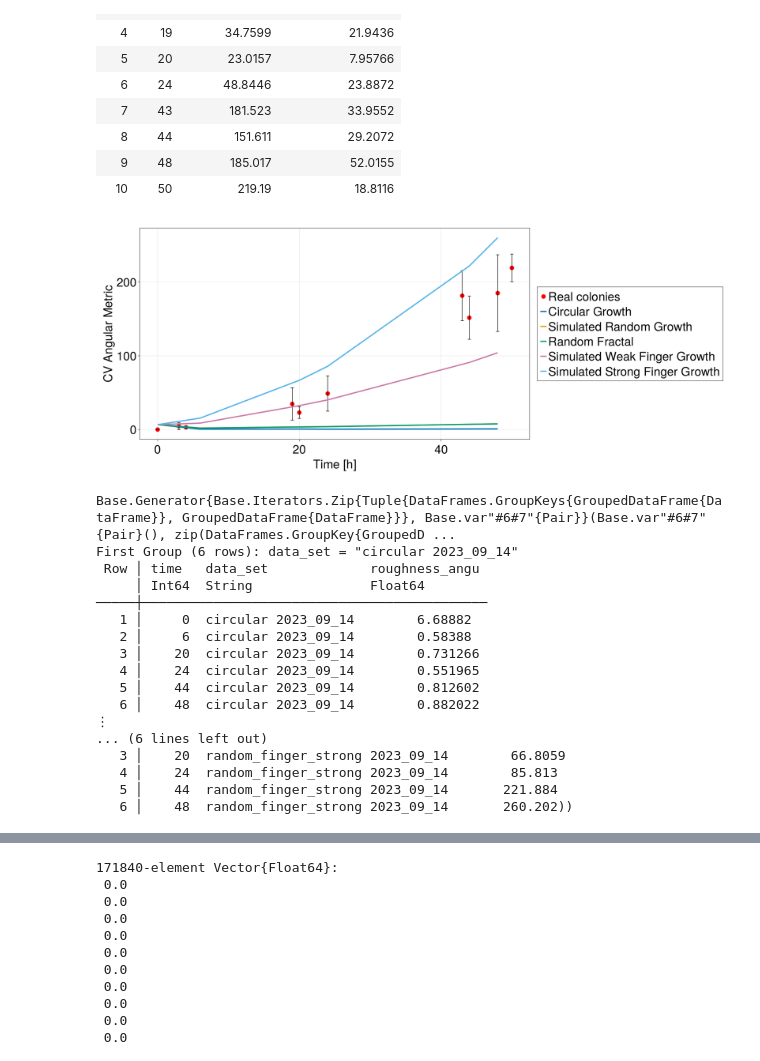
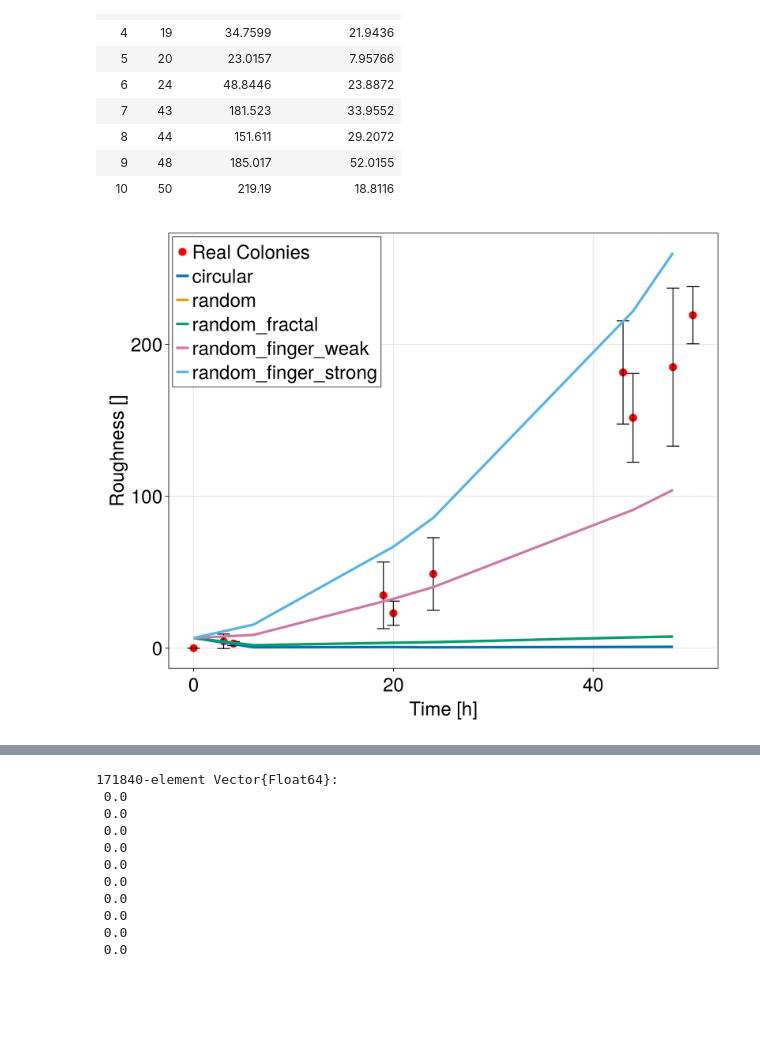
Before and after one commit to AndreasKuhn-ak/ColonyImages.jl, a Jupyter notebook: Analysis_artifical.ipynb, the cells around one changed output, grey strips where cells are left out. Cells and saved outputs as stored; diff of their text form; code cells hidden in the pictures; blank space fills up the shorter version.

```diff
--- a/Analysis_artifical.ipynb
+++ b/Analysis_artifical.ipynb
@@ -289,12 +142,0 @@ fig2
-# %%
-fig2 = lines(cv_angular_max.time,cv_angular_max.cv_angu, color = "darkgreen", whiskerwidth = 10, label = "Mean")
-#scatter!(fig4.axis,abs_fftw.time,abs_fftw.abs_cov_n, color = "red", whiskerwidth = 10)
-#errorbars!(cv_angu.time,cv_angular_max.cv_angu, ,whiskerwidth = 10)
-for (k, i) in pairs(groupby(cv_angular_max_single,:data_set))
-    scatter!(fig2.axis, i.time, i.cv_angu, label = String(k.data_set))
-end
-fig2.axis.xlabel ="Time [h]"
-fig2.axis.ylabel ="Average coefficient of variation Angular Metric []"
-save(joinpath(path,"Average coefficient of variation Angular Metric.png"),fig2)
-axislegend(fig2.axis, position = :rb, labelsize = 10)
-fig2
@@ -347,17 +162,17 @@ cv_angular_max_single_reduced = @rsubset(cv_angular_max_single, :data_set in ["r
 # %%
-fig3 = Figure(fontsize = 38,resolution = (1000,800))
+fig3 = Figure()
 ax = CairoMakie.Axis(fig3[1,1])
-scatter!(ax,cv_angular_max_r.time,cv_angular_max_r.cv_OG, label = "Real colonies", markersize = 20, color = "red")
-errorbars!(ax,cv_angular_max_r.time,cv_angular_max_r.cv_OG, cv_angular_max_r.cv_OG_std,whiskerwidth = 10)
+scatter!(ax,cv_angular_max_r.time,cv_angular_max_r.cv_OG, color = :red)
+errorbars!(ax,cv_angular_max_r.time,cv_angular_max_r.cv_OG, cv_angular_max_r.cv_OG_std, color = :black)
 ax.xlabel ="Time [h]"
 ax.ylabel ="CV Angular Metric"
 j = 1
-for (k, i) in pairs(groupby(cv_angular_max_single_reduced,:data_set))
-    lines!(ax, i.time, i.cv_angu, label = labels_arti[j],linewidth =4)
-    #errorbars!(ax, i.time, i.pair_og,i.pair_og_stdd )
+for (k, i) in pairs(groupby(cv_angular_max_single,:data_set))
+    lines!(ax, i.time, i.cv_angu, label  = mk_label(k.data_set))
+    errorbars!(ax, i.time, i.cv_angu,i.cv_angu_std )
     j += 1
 end
-#Legend(fig3[2,1],ax)
-save(joinpath(path,"Comparision coefficent of variatoion_yes_no_unit.png"),fig3)
+axislegend(ax, position = :lt)
+save(joinpath(path,"Comparision_CV.pdf"),fig3)
 fig3
 # %% [output]
@@ -365,5 +182,5 @@ fig3
 # %%
-roughness_angular_max_single = @chain data begin
+roughness_angular_max_single = @chain data_a begin
     groupby([:time,:data_set])
     @combine(:roughness_angu = mean(std.(:metric_cov)))
 end
@@ -402,40 +210,20 @@ end
 | 9 | 48 | 185.017 | 52.0155 |
 | 10 | 50 | 219.19 | 18.8116 |
 # %%
-fig30 = Figure(fontsize = 38,resolution = (2000,800))
+fig30 = Figure()
 ax = CairoMakie.Axis(fig30[1,1])
-scatter!(ax,roughness_angular_max_r.time,roughness_angular_max_r.roughness_OG, label = "Real colonies", markersize = 20, color = "red")
-errorbars!(ax,roughness_angular_max_r.time,roughness_angular_max_r.roughness_OG, roughness_angular_max_r.roughness_OG_std,whiskerwidth = 10)
+scatter!(ax,roughness_angular_max_r.time,roughness_angular_max_r.roughness_OG, color = "red")
+errorbars!(ax,roughness_angular_max_r.time,roughness_angular_max_r.roughness_OG, roughness_angular_max_r.roughness_OG_std,color = :black)
 ax.xlabel ="Time [h]"
-ax.ylabel ="CV Angular Metric"
+ax.ylabel ="Roughness []"
 j = 1
 for (k, i) in pairs(groupby(roughness_angular_max_single,:data_set))
-    lines!(ax, i.time, i.roughness_angu, label = labels_arti[j],linewidth =4)
+    lines!(ax, i.time, i.roughness_angu, label = mk_label(k.data_set))
     #errorbars!(ax, i.time, i.pair_og,i.pair_og_stdd )
     j += 1
 end
-Legend(fig30[1,2],ax)
-#save(joinpath(path,"Comparision coefficent of variatoion_yes_no_unit.png"),fig3)
+axislegend(ax, position= :lt)
+save(joinpath(path,"Comparision_RMS.pdf"),fig3)
 fig30
 # %% [output]
-[figure, old version]
+[figure, new version]
-# %%
-pairs(groupby(roughness_angular_max_single,:data_set))
-# %% [output]
-Base.Generator{Base.Iterators.Zip{Tuple{DataFrames.GroupKeys{GroupedDataFrame{DataFrame}}, GroupedDataFrame{DataFrame}}}, Base.var"#6#7"{Pair}}(Base.var"#6#7"{Pair}(), zip(DataFrames.GroupKey{GroupedD ...
-First Group (6 rows): data_set = "circular 2023_09_14"
- Row │ time   data_set             roughness_angu
-     │ Int64  String               Float64
-─────┼────────────────────────────────────────────
-   1 │     0  circular 2023_09_14        6.68882
-   2 │     6  circular 2023_09_14        0.58388
-   3 │    20  circular 2023_09_14        0.731266
-   4 │    24  circular 2023_09_14        0.551965
-   5 │    44  circular 2023_09_14        0.812602
-   6 │    48  circular 2023_09_14        0.882022
-⋮
-... (6 lines left out)
-   3 │    20  random_finger_strong 2023_09_14        66.8059
-   4 │    24  random_finger_strong 2023_09_14        85.813
-   5 │    44  random_finger_strong 2023_09_14       221.884
-   6 │    48  random_finger_strong 2023_09_14       260.202))
```
Also changed, not shown: parts of 46 cells of this notebook, 15 other files.
